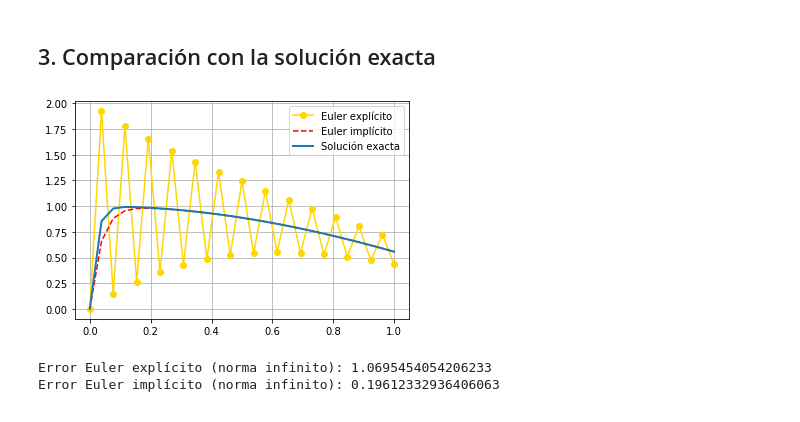
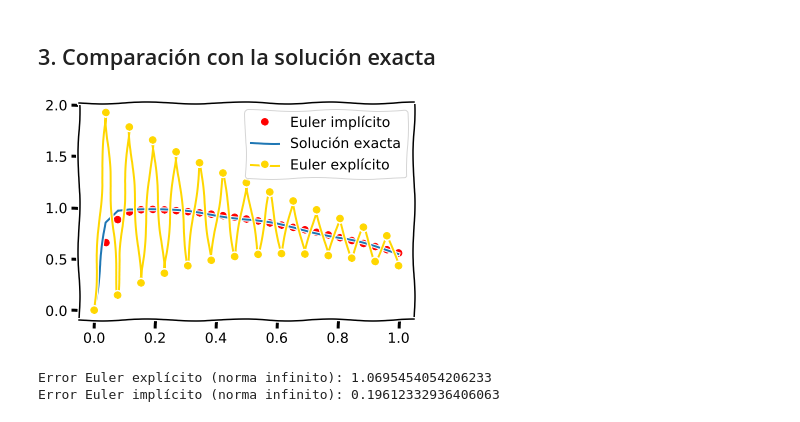
Before and after one commit to rrgalvan/python-mnii, a Jupyter notebook: 4-EDO/Tema-4_Pb-6.ipynb, the cells around one changed output. Cells and saved outputs as stored; diff of their text form; code cells hidden in the pictures.

```diff
--- a/4-EDO/Tema-4_Pb-6.ipynb
+++ b/4-EDO/Tema-4_Pb-6.ipynb
@@ -95,13 +95,15 @@ lista_t, sol_euler_implicito = euler_implicito(y_a, a, b, h)
 # %% [markdown]
 ## 3. Comparación con la solución exacta
 # %%
-plot(lista_t, sol_euler_explicito, 'o-', c='gold', label='Euler explícito')
-plot(lista_t, sol_euler_implicito, '--', c='red', label='Euler implícito')
+xkcd()
+plot(lista_t, sol_euler_implicito, 'o', c='red', lw=2, label='Euler implícito')
+
 plot(lista_t, y_exacta(lista_t), lw=2, label=u'Solución exacta')
+plot(lista_t, sol_euler_explicito, 'o-', c='gold', lw=2, label='Euler explícito')
 legend(loc='best')
 grid()
 # %% [output]
-[figure, old version]
+[figure, new version]
 # %%
 errores_ee = abs(array(sol_euler_explicito) - array(y_exacta(lista_t)))
 print("Error Euler explícito (norma infinito):", max(errores_ee))
```
Also changed, not shown: 2 other files.
